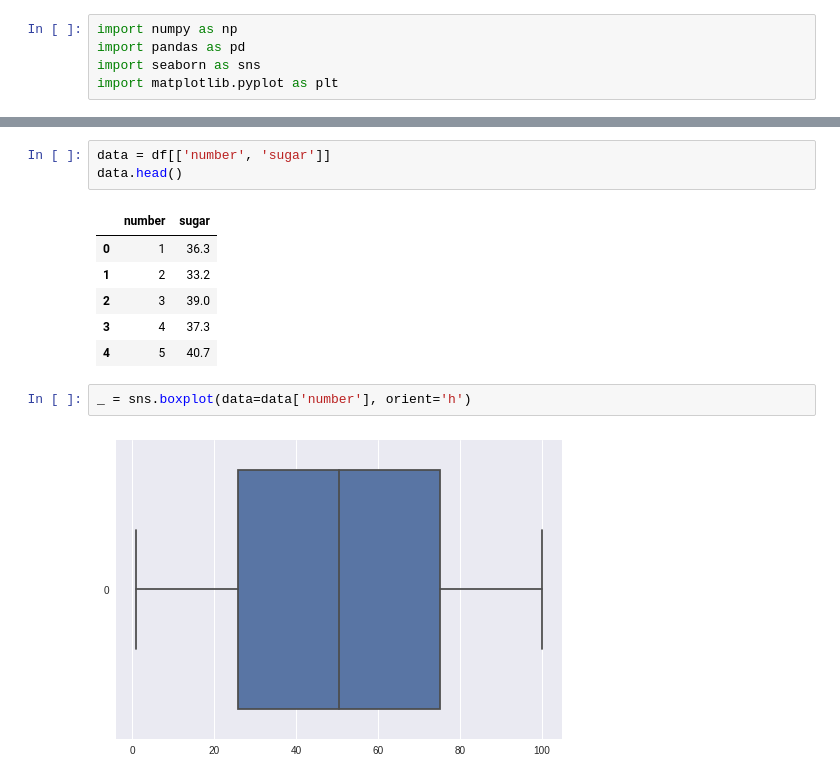
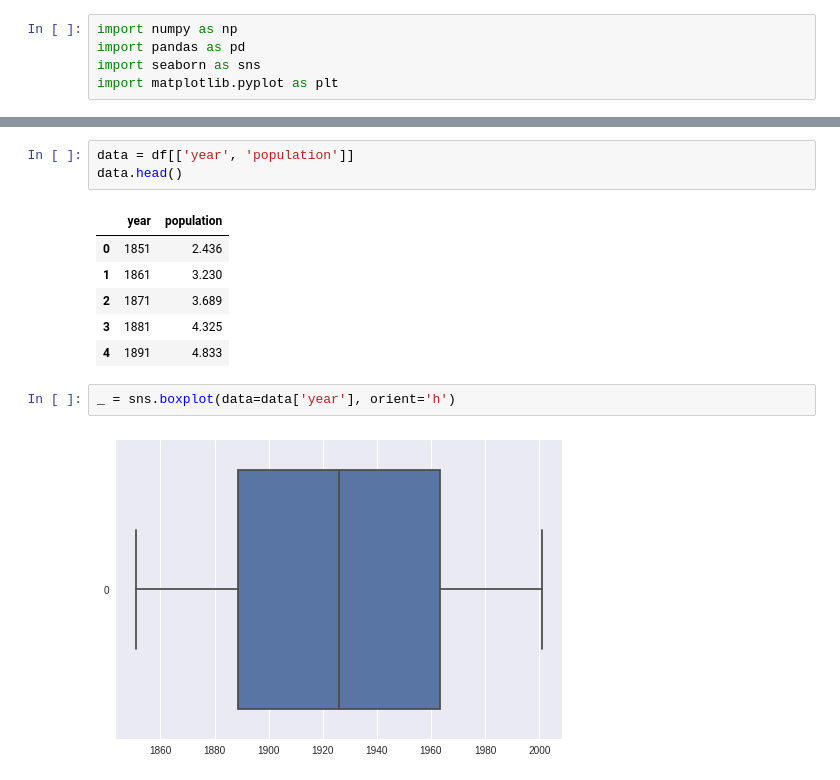
Before and after one commit to olexandryermilov/univ, a Jupyter notebook: andan/andan2.ipynb, the cells around one changed output, grey strips where cells are left out. Cells and saved outputs as stored; diff of their text form.

```diff
--- a/andan/andan2.ipynb
+++ b/andan/andan2.ipynb
@@ -18,15 +18,15 @@ df.head()
 # %%
-data = df[['number', 'sugar']]
+data = df[['year', 'population']]
 data.head()
 # %% [output]
-|  | number | sugar |
-| 0 | 1 | 36.3 |
-| 1 | 2 | 33.2 |
-| 2 | 3 | 39.0 |
-| 3 | 4 | 37.3 |
-| 4 | 5 | 40.7 |
+|  | year | population |
+| 0 | 1851 | 2.436 |
+| 1 | 1861 | 3.230 |
+| 2 | 1871 | 3.689 |
+| 3 | 1881 | 4.325 |
+| 4 | 1891 | 4.833 |
 # %%
-_ = sns.boxplot(data=data['number'], orient='h')
+_ = sns.boxplot(data=data['year'], orient='h')
 # %% [output]
-[figure, old version]
+[figure, new version]
 # %%
```
Also changed, not shown: parts of 6 cells of this notebook.
